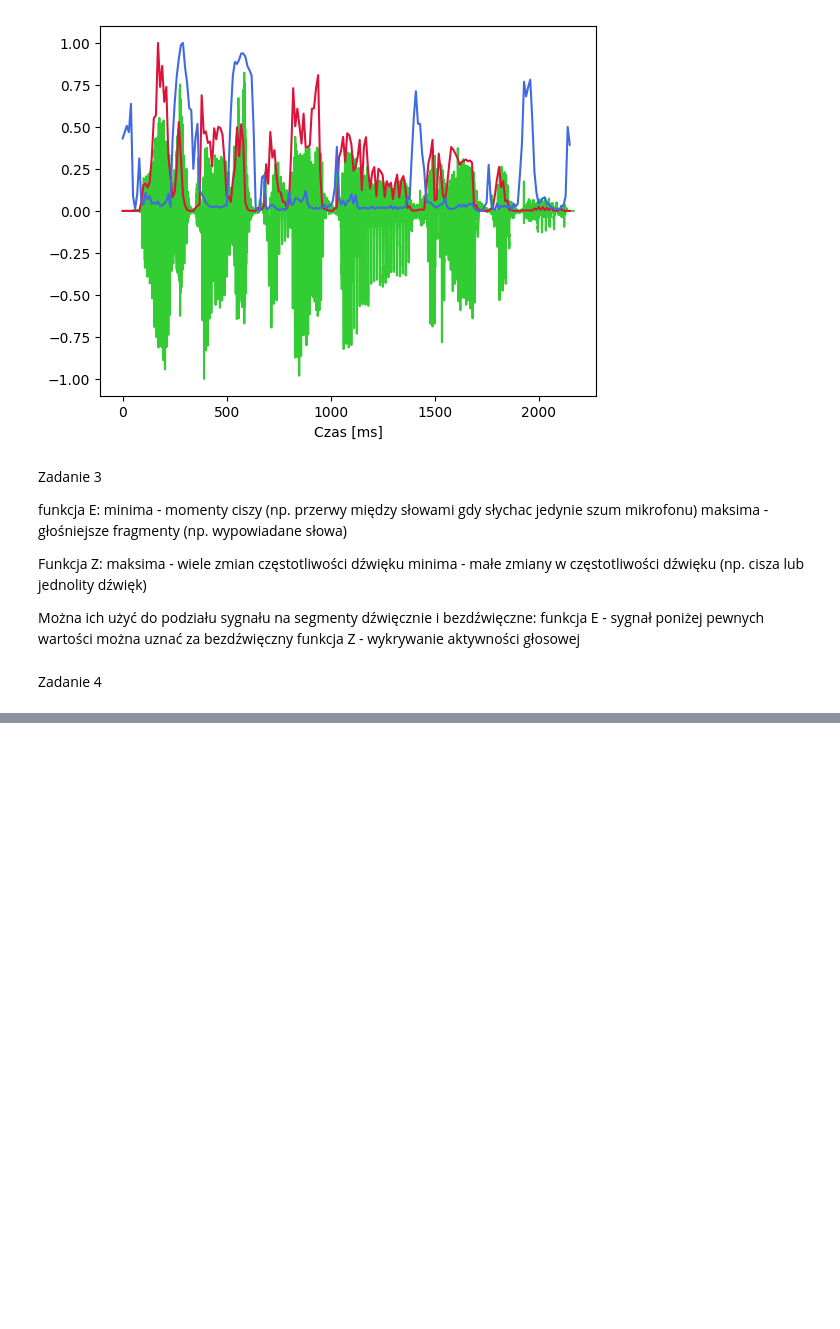
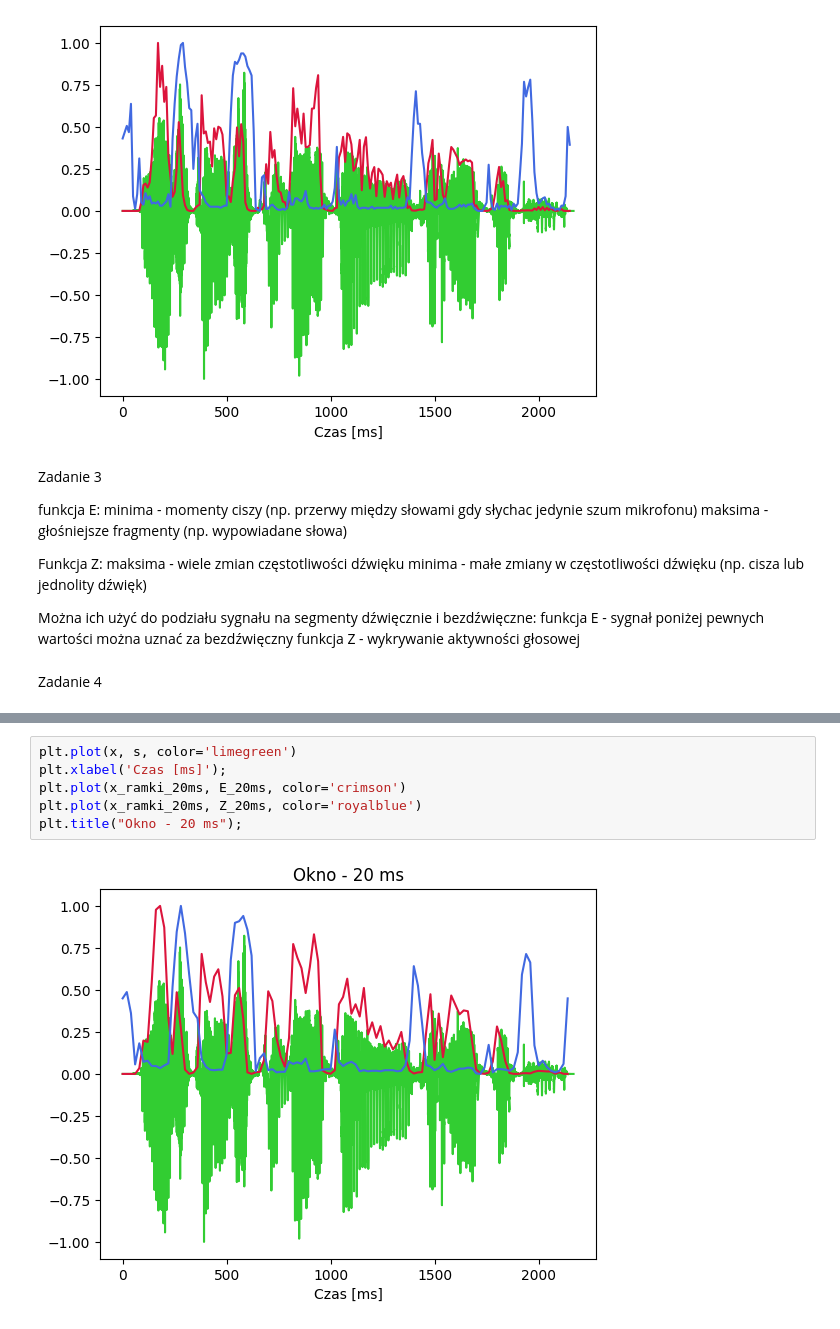
Before and after one commit to szvbvtk/Przetwarzanie_i_analiza_danych, a Jupyter notebook: lab_9.ipynb, the cells around one changed output, grey strips where cells are left out. Saved outputs shown, nothing was run; the diff lists cells and outputs as text; blank space fills up the shorter version.

```diff
--- a/lab_9.ipynb
+++ b/lab_9.ipynb
@@ -133,0 +140,8 @@ x_ramki_50ms = np.arange(0, czas_ms, 50)[:E_50ms.shape[0]]
+# %%
+plt.plot(x, s, color='limegreen')
+plt.xlabel('Czas [ms]');
+plt.plot(x_ramki_20ms, E_20ms, color='crimson')
+plt.plot(x_ramki_20ms, Z_20ms, color='royalblue')
+plt.title("Okno - 20 ms");
+# %% [output]
+[figure, added]
```
Also changed, not shown: parts of 15 cells of this notebook.
